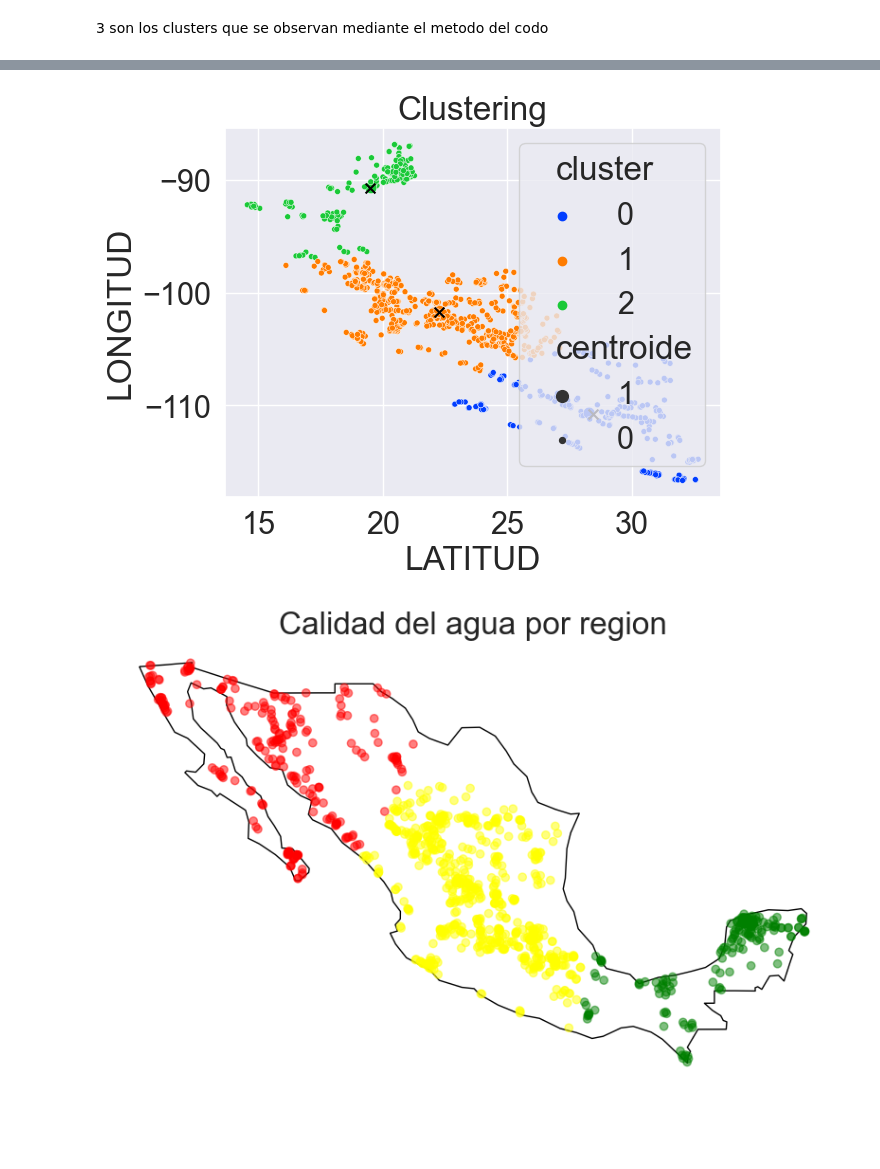
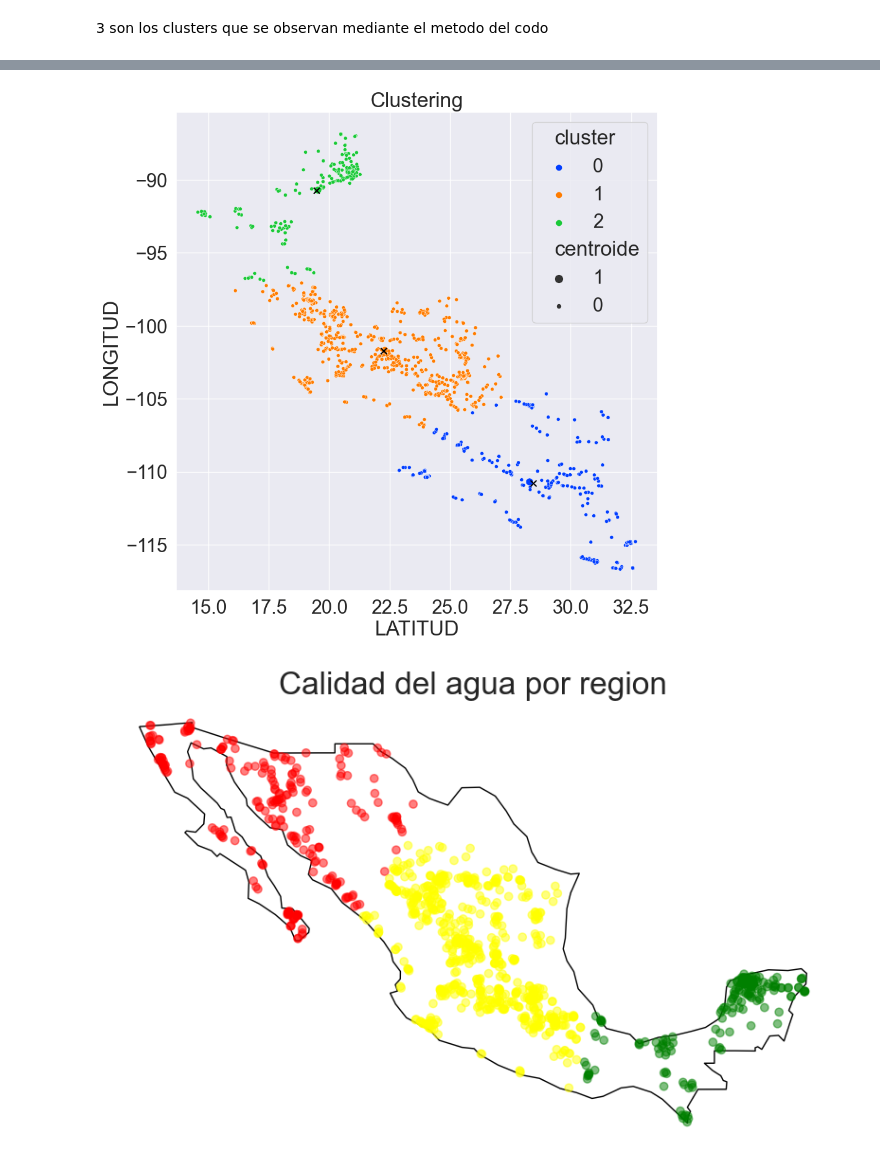
Before and after one commit to PosgradoMNA/actividades-del-projecto-equipo_167, a Jupyter notebook: semana 9/Limpieza, análisis, visualización y kmeans.ipynb, the cells around one changed output, grey strips where cells are left out. Saved outputs shown, nothing was run; the diff lists cells and outputs as text; code cells hidden in the pictures; blank space fills up the shorter version.

Commit message:
Fixing legend overlap

```diff
--- a/semana 9/Limpieza, análisis, visualización y kmeans.ipynb
+++ b/semana 9/Limpieza, análisis, visualización y kmeans.ipynb
@@ -324,16 +324,15 @@ df.to_excel("clsuters.xlsx")
 # %%
 # Las X muestran los centroides (expresado en altitud y longitud)
 fig, ax = plt.subplots()
-rcParams['figure.figsize'] = 10,10
+rcParams['figure.figsize'] = 20,20
 sns.scatterplot(x="LATITUD", y="LONGITUD", data=df,
                 palette=sns.color_palette("bright",k),
-                hue='cluster', size="centroide", size_order=[1,0],
-                legend="brief", ax=ax).set_title('Clustering')
+                hue='cluster', size="centroide", size_order=[1,0], ax=ax).set_title('Clustering')
 
 th_centroids = model.cluster_centers_
 ax.scatter(th_centroids[:,0], th_centroids[:,1], s=50, c='black', marker="x");
 # %% [output]
-[figure, old version]
+[figure, new version]
 # %%
 df["Coordinates"] = list(zip(df.LONGITUD, df.LATITUD))
 df["Coordinates"] = df["Coordinates"].apply(Point)
```
